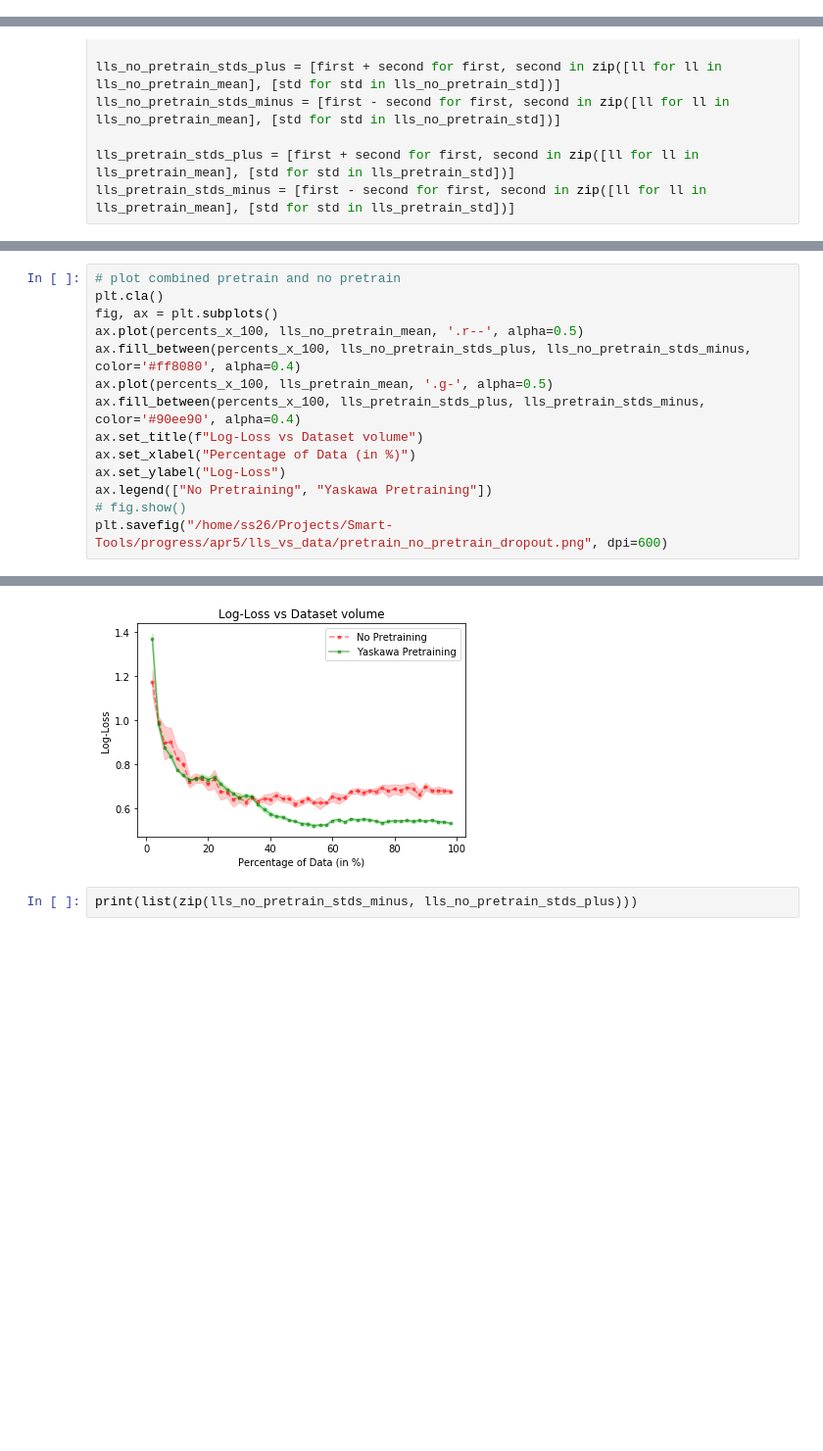
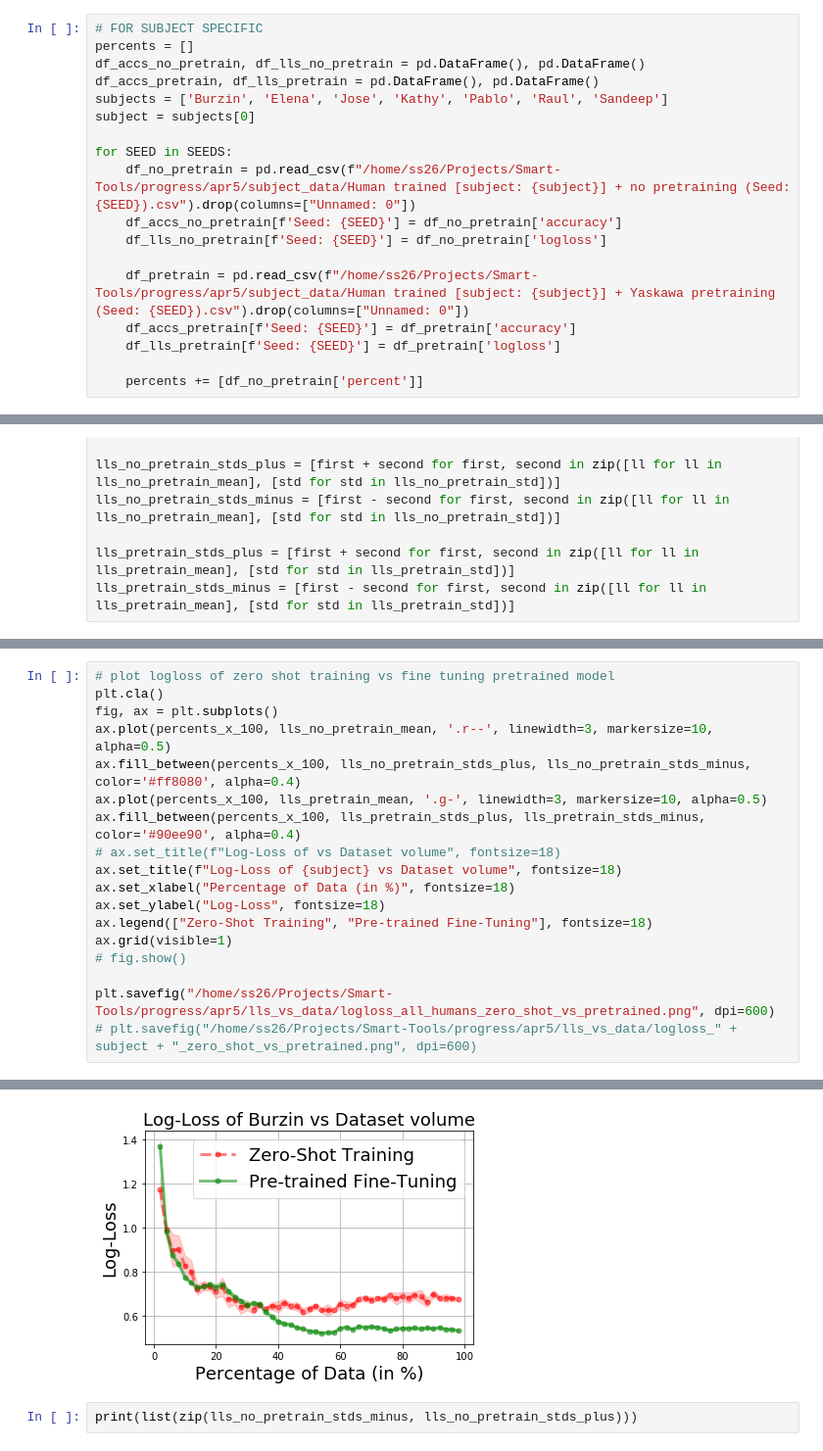
Before and after one commit to ss26/Smart-Tools, a Jupyter notebook: notebooks/plots.ipynb, the cells around one changed output, grey strips where cells are left out. Shown: that part at 98% size. Drawn from its saved outputs; the diff is of its cells as text; blank space fills up the shorter version.

```diff
--- a/notebooks/plots.ipynb
+++ b/notebooks/plots.ipynb
@@ -21,6 +22,24 @@ for SEED in SEEDS:
     df_lls_pretrain[f'Seed: {SEED}'] = df_pretrain['logloss']
 
     percents += [df_no_pretrain['percent']]
+# %%
+# FOR SUBJECT SPECIFIC
+percents = []
+df_accs_no_pretrain, df_lls_no_pretrain = pd.DataFrame(), pd.DataFrame()
+df_accs_pretrain, df_lls_pretrain = pd.DataFrame(), pd.DataFrame()
+subjects = ['Burzin', 'Elena', 'Jose', 'Kathy', 'Pablo', 'Raul', 'Sandeep']
+subject = subjects[0]
+
+for SEED in SEEDS:
+    df_no_pretrain = pd.read_csv(f"/home/ss26/Projects/Smart-Tools/progress/apr5/subject_data/Human trained [subject: {subject}] + no pretraining (Seed: {SEED}).csv").drop(columns=["Unnamed: 0"])
+    df_accs_no_pretrain[f'Seed: {SEED}'] = df_no_pretrain['accuracy']
+    df_lls_no_pretrain[f'Seed: {SEED}'] = df_no_pretrain['logloss']
+
+    df_pretrain = pd.read_csv(f"/home/ss26/Projects/Smart-Tools/progress/apr5/subject_data/Human trained [subject: {subject}] + Yaskawa pretraining (Seed: {SEED}).csv").drop(columns=["Unnamed: 0"])
+    df_accs_pretrain[f'Seed: {SEED}'] = df_pretrain['accuracy']
+    df_lls_pretrain[f'Seed: {SEED}'] = df_pretrain['logloss']
+
+    percents += [df_no_pretrain['percent']]
 # %%
 def plot_data_vs_acc_logloss(percents, accs, title):
     plt.cla()
@@ -141,20 +163,24 @@ plt.savefig("/home/ss26/Projects/Smart-Tools/progress/apr5/accs_vs_data/pretrain
 # %%
-# plot combined pretrain and no pretrain
+# plot logloss of zero shot training vs fine tuning pretrained model
 plt.cla()
 fig, ax = plt.subplots()
-ax.plot(percents_x_100, lls_no_pretrain_mean, '.r--', alpha=0.5)
+ax.plot(percents_x_100, lls_no_pretrain_mean, '.r--', linewidth=3, markersize=10, alpha=0.5)
 ax.fill_between(percents_x_100, lls_no_pretrain_stds_plus, lls_no_pretrain_stds_minus, color='#ff8080', alpha=0.4)
-ax.plot(percents_x_100, lls_pretrain_mean, '.g-', alpha=0.5)
+ax.plot(percents_x_100, lls_pretrain_mean, '.g-', linewidth=3, markersize=10, alpha=0.5)
 ax.fill_between(percents_x_100, lls_pretrain_stds_plus, lls_pretrain_stds_minus, color='#90ee90', alpha=0.4)
-ax.set_title(f"Log-Loss vs Dataset volume")
-ax.set_xlabel("Percentage of Data (in %)")
-ax.set_ylabel("Log-Loss")
-ax.legend(["No Pretraining", "Yaskawa Pretraining"])
+# ax.set_title(f"Log-Loss of vs Dataset volume", fontsize=18)
+ax.set_title(f"Log-Loss of {subject} vs Dataset volume", fontsize=18)
+ax.set_xlabel("Percentage of Data (in %)", fontsize=18)
+ax.set_ylabel("Log-Loss", fontsize=18)
+ax.legend(["Zero-Shot Training", "Pre-trained Fine-Tuning"], fontsize=18)
+ax.grid(visible=1)
 # fig.show()
-plt.savefig("/home/ss26/Projects/Smart-Tools/progress/apr5/lls_vs_data/pretrain_no_pretrain_dropout.png", dpi=600)
+
+plt.savefig("/home/ss26/Projects/Smart-Tools/progress/apr5/lls_vs_data/logloss_all_humans_zero_shot_vs_pretrained.png", dpi=600)
+# plt.savefig("/home/ss26/Projects/Smart-Tools/progress/apr5/lls_vs_data/logloss_" + subject + "_zero_shot_vs_pretrained.png", dpi=600)
 # %% [output]
 [figure]
-[figure, old version]
+[figure, new version]
 # %%
 print(list(zip(lls_no_pretrain_stds_minus, lls_no_pretrain_stds_plus)))
 # %% [output]
```
Also changed, not shown: parts of 13 cells of this notebook, 3 other files.
